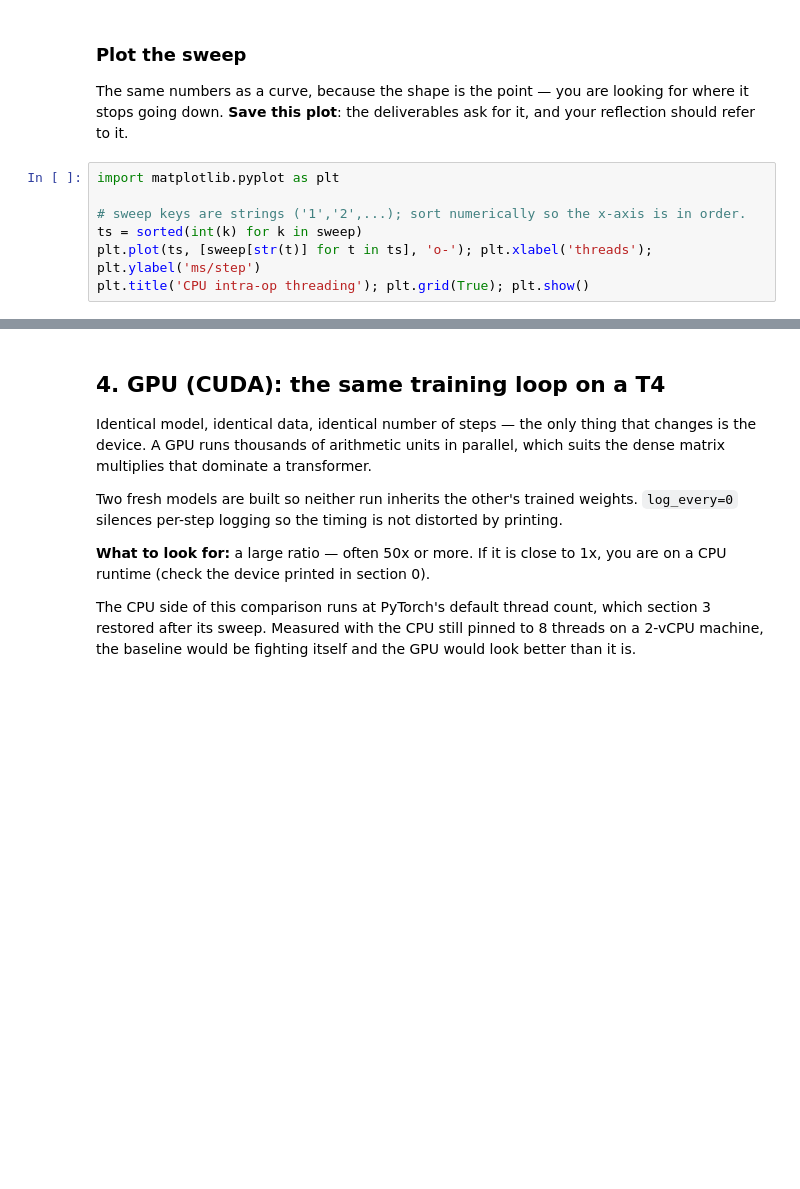
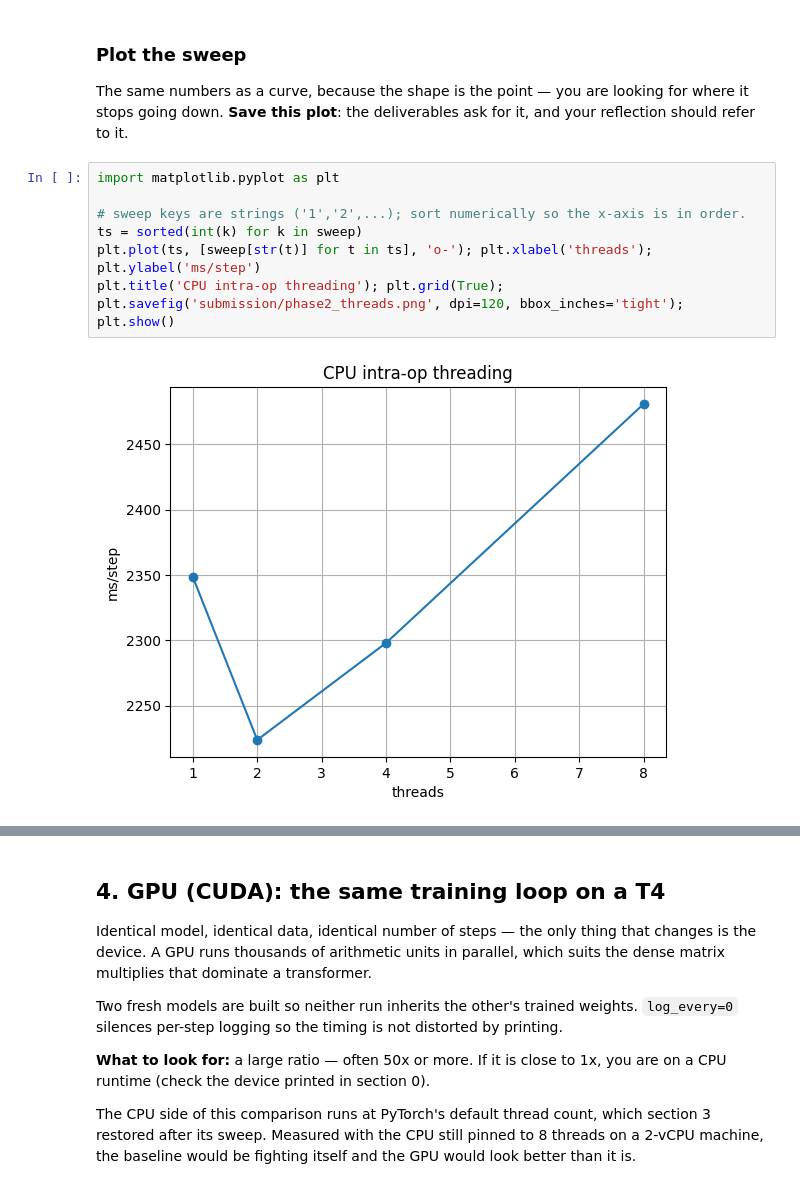
Before and after one commit to ajaysuppal/eurecomgpt, a Jupyter notebook: phase-2-tiny-gpt/notebook.ipynb, the cells around one changed output, grey strips where cells are left out. Saved outputs shown, nothing was run; the diff lists cells and outputs as text; blank space fills up the shorter version.

Commit message:
Phase 2: notebook, report and reflection

```diff
--- a/phase-2-tiny-gpt/notebook.ipynb
+++ b/phase-2-tiny-gpt/notebook.ipynb
@@ -105,7 +139,10 @@ The same numbers as a curve, because the shape is the point — you are looking
 # %%
 import matplotlib.pyplot as plt
 
 # sweep keys are strings ('1','2',...); sort numerically so the x-axis is in order.
 ts = sorted(int(k) for k in sweep)
 plt.plot(ts, [sweep[str(t)] for t in ts], 'o-'); plt.xlabel('threads'); plt.ylabel('ms/step')
-plt.title('CPU intra-op threading'); plt.grid(True); plt.show()
+plt.title('CPU intra-op threading'); plt.grid(True);
+plt.savefig('submission/phase2_threads.png', dpi=120, bbox_inches='tight'); plt.show()
+# %% [output]
+[figure, added]
```
Also changed, not shown: parts of 13 cells of this notebook, 2 other files.
